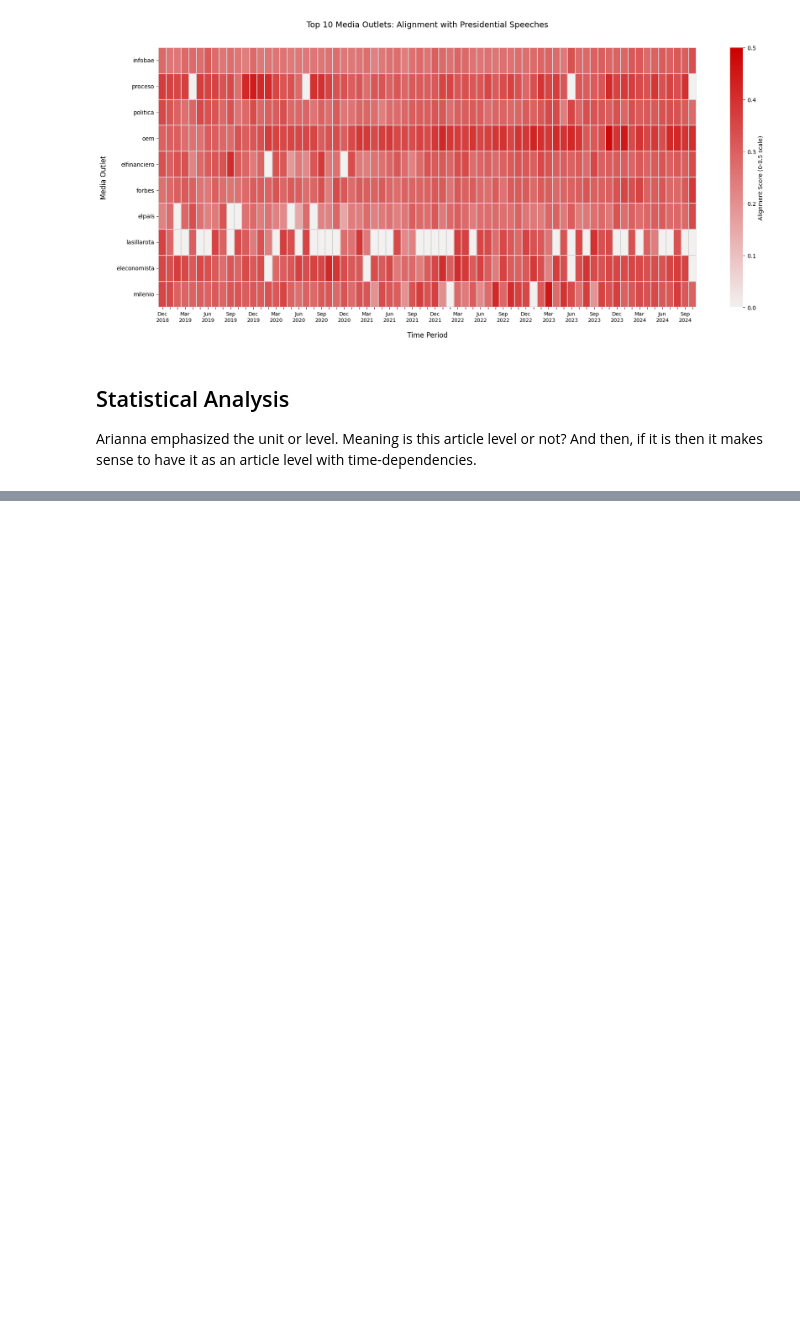
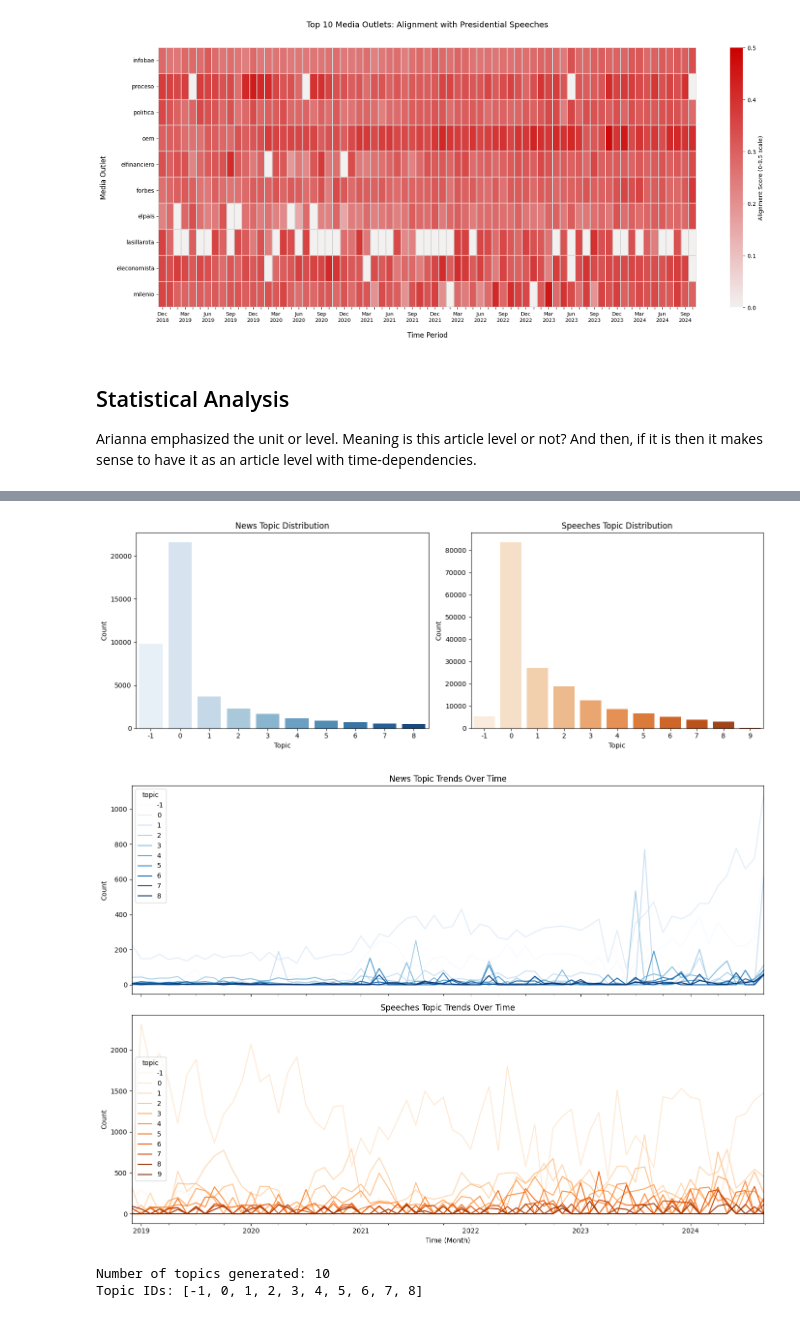
Before and after one commit to lramir14/MDS_thesis, a Jupyter notebook: effect-with-medium-term-window.ipynb, the cells around one changed output, grey strips where cells are left out. Saved outputs shown, nothing was run; the diff lists cells and outputs as text; code cells hidden in the pictures; blank space fills up the shorter version.

Commit message:
Kaggle Notebook | effect with medium_term window | working topic model with bertopic but need refined

```diff
--- a/effect-with-medium-term-window.ipynb
+++ b/effect-with-medium-term-window.ipynb
@@ -501,0 +878,17 @@ print(model.summary())
+# %%
+import numpy as np
+from bertopic import BERTopic
+
+# Convert string embeddings (if stored as strings) into numpy arrays
+def parse_embeddings(df, column_name):
+    return np.vstack(
+        df[column_name].apply(lambda x: np.fromstring(x.strip("[]"), sep=" "))
+    )
+
+# Convert embeddings for BERTopic
+news_embeddings_np = parse_embeddings(news_embeddings, 'news_embeddings')
+speech_embeddings_np = parse_embeddings(speeches_embeddings, 'speech_embeddings')
+
+# Extract texts for BERTopic
+news_texts = news_embeddings['processed_content'].tolist()  # Preprocessed news content
+speech_texts = speeches_embeddings['content'].tolist()  # Full speech text
@@ -501,0 +954,55 @@ print(model.summary())
+# %%
+import matplotlib.pyplot as plt
+import seaborn as sns
+
+# 🔹 Count topics in news & speeches
+news_topic_counts = news_embeddings['topic'].value_counts().sort_index()
+speech_topic_counts = speeches_embeddings['topic'].value_counts().sort_index()
+
+# 🔹 Plot topic distribution
+fig, ax = plt.subplots(1, 2, figsize=(14, 5))
+
+sns.barplot(x=news_topic_counts.index, y=news_topic_counts.values, ax=ax[0], palette="Blues")
+ax[0].set_title("News Topic Distribution")
+ax[0].set_xlabel("Topic")
+ax[0].set_ylabel("Count")
+
+sns.barplot(x=speech_topic_counts.index, y=speech_topic_counts.values, ax=ax[1], palette="Oranges")
+ax[1].set_title("Speeches Topic Distribution")
+ax[1].set_xlabel("Topic")
+ax[1].set_ylabel("Count")
+
+plt.tight_layout()
+plt.show()
+
+# 🔹 Time trends of topics
+news_embeddings['month'] = news_embeddings['news_date'].dt.to_period('M')
+speeches_embeddings['month'] = speeches_embeddings['speech_date'].dt.to_period('M')
+
+news_topic_trends = news_embeddings.groupby(['month', 'topic']).size().unstack(fill_value=0)
+speech_topic_trends = speeches_embeddings.groupby(['month', 'topic']).size().unstack(fill_value=0)
+
+# 🔹 Plot topic trends
+fig, ax = plt.subplots(2, 1, figsize=(14, 10), sharex=True)
+
+news_topic_trends.plot(ax=ax[0], cmap="Blues")
+ax[0].set_title("News Topic Trends Over Time")
+ax[0].set_ylabel("Count")
+
+speech_topic_trends.plot(ax=ax[1], cmap="Oranges")
+ax[1].set_title("Speeches Topic Trends Over Time")
+ax[1].set_ylabel("Count")
+
+plt.xlabel("Time (Month)")
+plt.tight_layout()
+plt.show()
+# %% [output]
+[figure, added]
+[figure, added]
+# %%
+topics = topic_model.get_topics()
+print(f"Number of topics generated: {len(topics)}")
+print(f"Topic IDs: {list(topics.keys())}")
+# %% [output]
+Number of topics generated: 10
+Topic IDs: [-1, 0, 1, 2, 3, 4, 5, 6, 7, 8]
```
Also changed, not shown: parts of 33 cells of this notebook.
